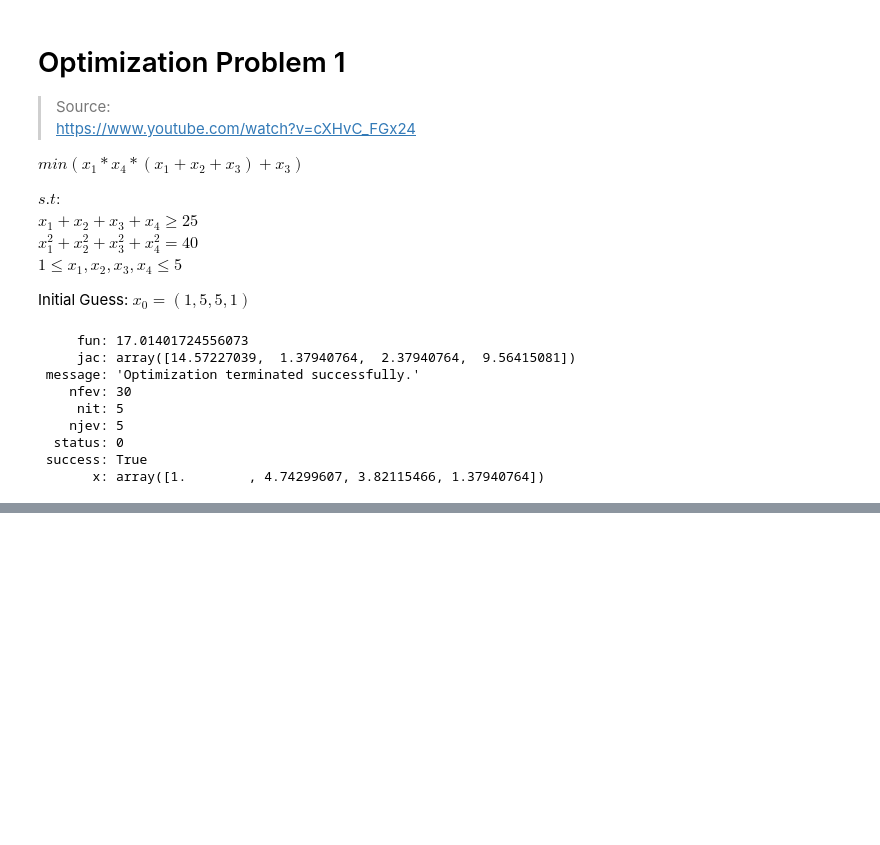
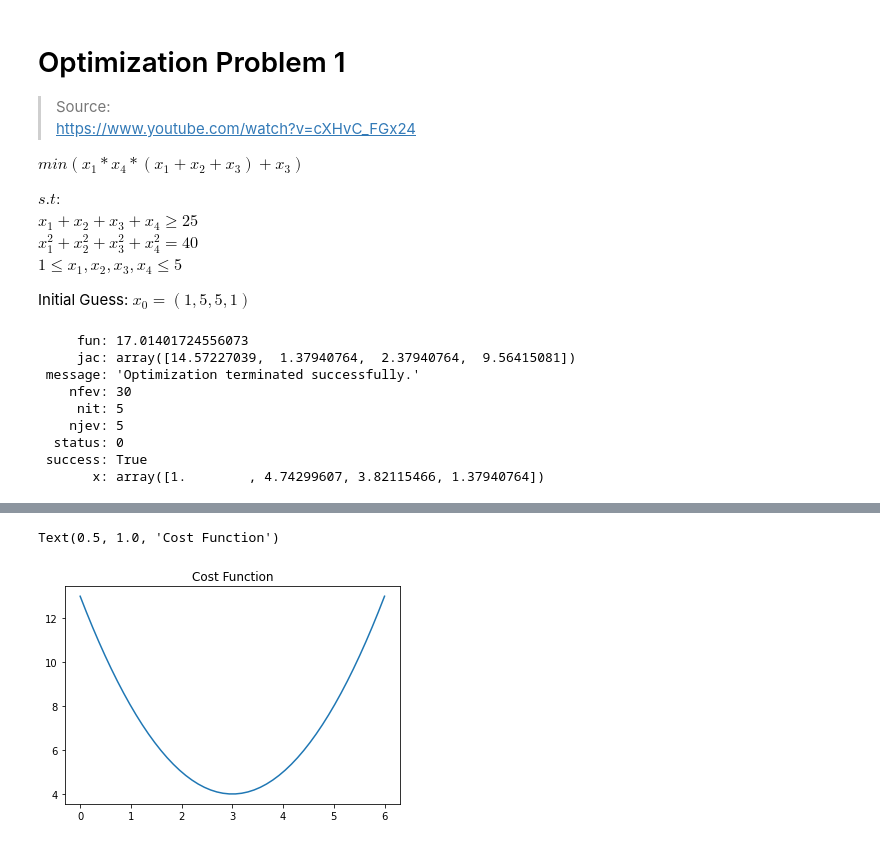
Before and after one commit to smit585/ReinforcementLearning, a Jupyter notebook: Optimization_Problems.ipynb, the cells around one changed output, grey strips where cells are left out. Drawn from its saved outputs; the diff is of its cells as text; code cells hidden in the pictures; blank space fills up the shorter version.

```diff
--- a/Optimization_Problems.ipynb
+++ b/Optimization_Problems.ipynb
@@ -66,0 +95,14 @@ print(sol)
+# %%
+import matplotlib.pyplot as plt
+
+x = np.linspace(0, 6, num=50)
+
+y = np.zeros(x.size)
+for i in range(x.size):
+  y[i] = x[i]**2 - 6*x[i] + 13
+
+plt.plot(x, y)
+plt.title('Cost Function')
+# %% [output]
+Text(0.5, 1.0, 'Cost Function')
+[figure, added]
```
Also changed, not shown: parts of 32 cells of this notebook.
